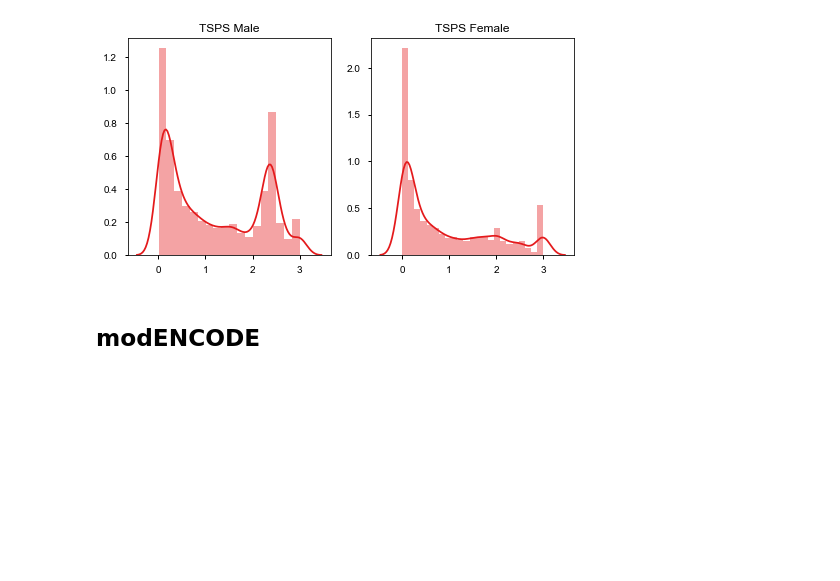
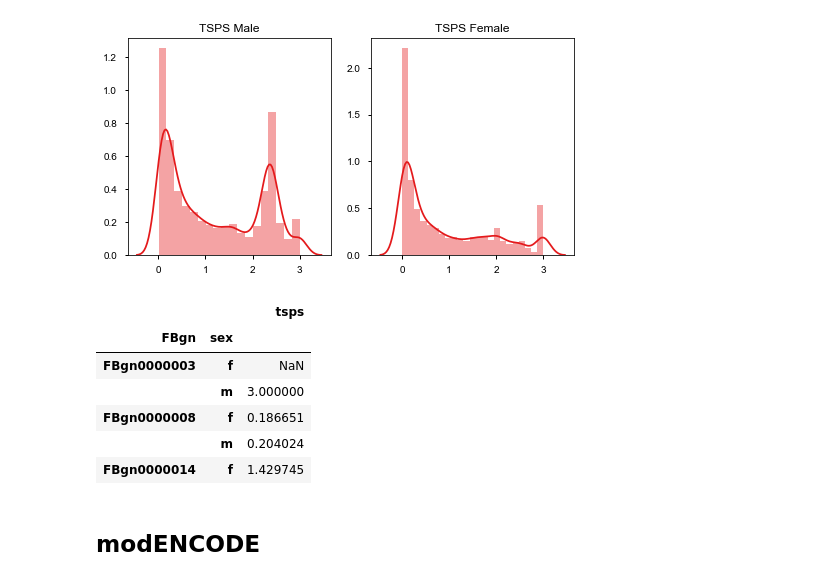
Before and after one commit to jfear/larval_gonad, a Jupyter notebook: notebook/2018-02-05_tau.ipynb, the cells around one changed output. Saved outputs shown, nothing was run; the diff lists cells and outputs as text; code cells hidden in the pictures; blank space fills up the shorter version.

```diff
--- a/notebook/2018-02-05_tau.ipynb
+++ b/notebook/2018-02-05_tau.ipynb
@@ -125,4 +125,14 @@ def _plot():
 _plot()
 # %% [output]
 [figure]
+# %%
+tspss.head()
+# %% [output]
+|  |  | tsps |
+| FBgn | sex |  |
+| FBgn0000003 | f | NaN |
+|  | m | 3.000000 |
+| FBgn0000008 | f | 0.186651 |
+|  | m | 0.204024 |
+| FBgn0000014 | f | 1.429745 |
 # %%
```
Also changed, not shown: parts of 5 cells of this notebook.
